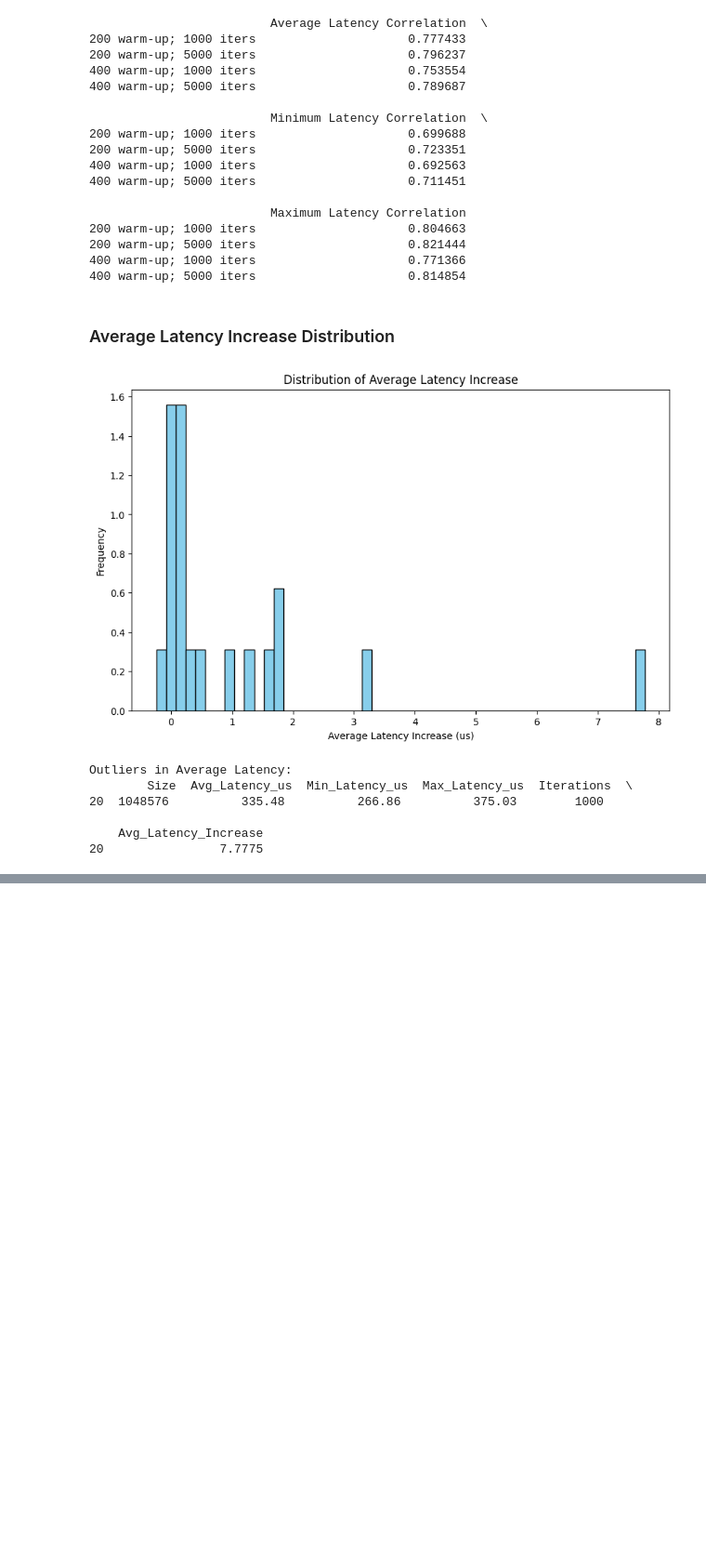
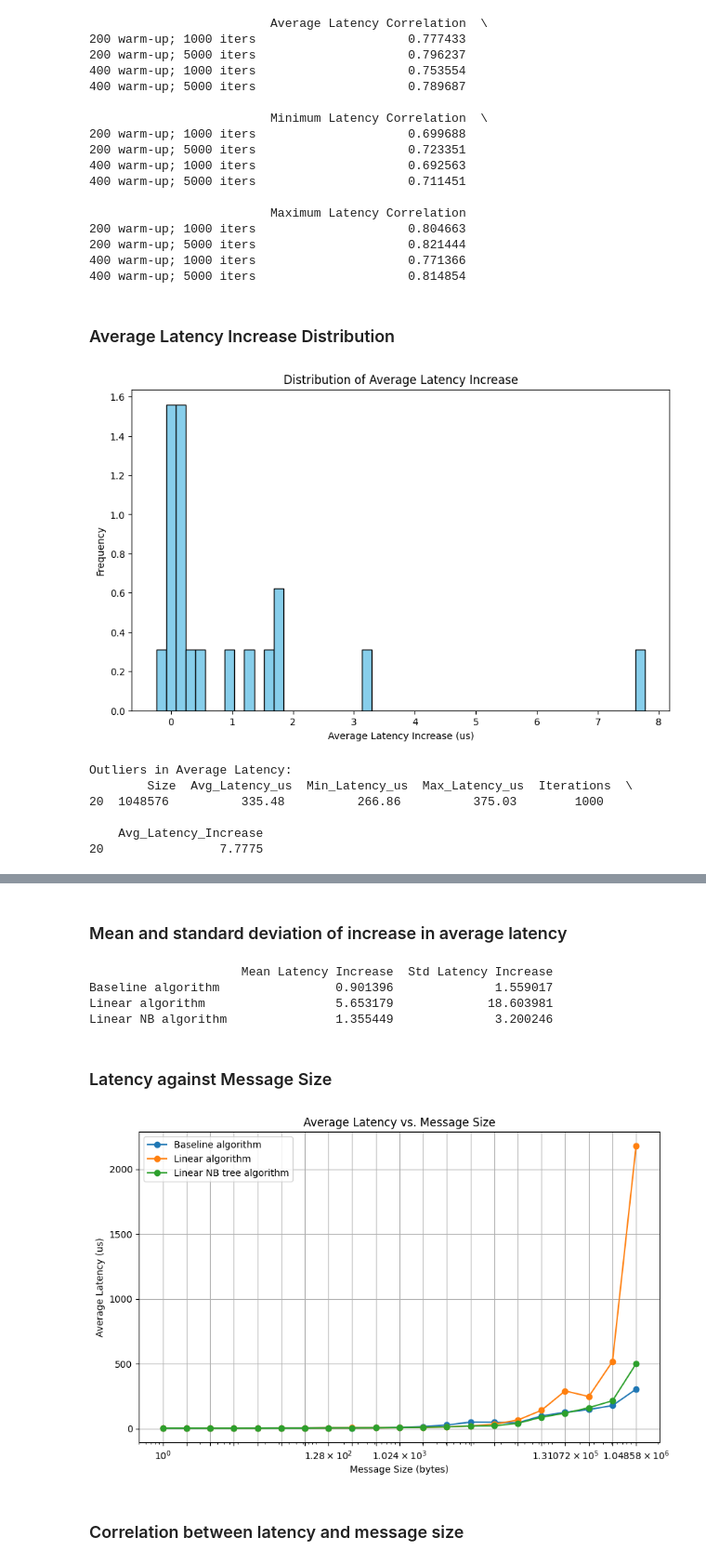
Before and after one commit to YasminBougammoura/HPC, a Jupyter notebook: Esercizio1/operations/scatter/thin/scatter_preanalysis_thin.ipynb, the cells around one changed output, grey strips where cells are left out. Shown at 93% size. Drawn from its saved outputs; the diff is of its cells as text; code cells hidden in the pictures; blank space fills up the shorter version.

```diff
--- a/Esercizio1/operations/scatter/thin/scatter_preanalysis_thin.ipynb
+++ b/Esercizio1/operations/scatter/thin/scatter_preanalysis_thin.ipynb
@@ -174,0 +188,56 @@ Outliers in Average Latency:
+# %% [markdown]
+### Mean and standard deviation of increase in average latency
+# %%
+df_1_thin['Avg_Latency_Increase'] = df_1_thin['Avg_Latency_us'].diff()/np.log2(df_1_thin["Size"])
+df_1_thin_lat_increase = df_1_thin['Avg_Latency_Increase'].dropna()
+
+df_1_thin_mean_increase = df_1_thin_lat_increase.mean()
+df_1_thin_std_increase = df_1_thin_lat_increase.std()
+# ---
+df_2_thin['Avg_Latency_Increase'] = df_2_thin['Avg_Latency_us'].diff()/np.log2(df_2_thin["Size"])
+df_2_thin_lat_increase = df_2_thin['Avg_Latency_Increase'].dropna()
+
+df_2_thin_mean_increase = df_2_thin_lat_increase.mean()
+df_2_thin_std_increase = df_2_thin_lat_increase.std()
+# ---
+
+# Summary table
+
+latency_mean_increases = [df_2w5i_mean_increase,df_1_thin_mean_increase,df_2_thin_mean_increase]
+latency_std_increase = [df_2w5i_std_increase,df_1_thin_std_increase,df_2_thin_std_increase]
+
+summary_table3 = pd.DataFrame({
+    "Mean Latency Increase": latency_mean_increases,
+    "Std Latency Increase": latency_std_increase
+})
+
+summary_table3.index = ["Baseline algorithm","Linear algorithm","Linear NB algorithm"]
+
+print(summary_table3)
+# %% [output]
+                     Mean Latency Increase  Std Latency Increase
+Baseline algorithm                0.901396              1.559017
+Linear algorithm                  5.653179             18.603981
+Linear NB algorithm               1.355449              3.200246
+# %% [markdown]
+### Latency against Message Size
+# %%
+plt.figure(figsize=(10,6))
+
+plt.plot(df_2w5i['Size'], df_2w5i['Avg_Latency_us'], label='Baseline algorithm', marker='o')
+plt.plot(df_1_thin['Size'], df_1_thin['Avg_Latency_us'], label='Linear algorithm', marker='o')
+plt.plot(df_2_thin['Size'], df_2_thin['Avg_Latency_us'], label='Linear NB tree algorithm', marker='o')
+
+plt.title('Average Latency vs. Message Size')
+plt.xlabel('Message Size (bytes)')
+plt.ylabel('Average Latency (us)')
+plt.xscale('log')
+plt.grid(True)
+plt.legend()
+plt.xticks(df_2w5i['Size'])
+
+plt.show()
+# %% [output]
+[figure, added]
+# %% [markdown]
+### Correlation between latency and message size
```
Also changed, not shown: parts of 4 cells of this notebook, 1 other file.
